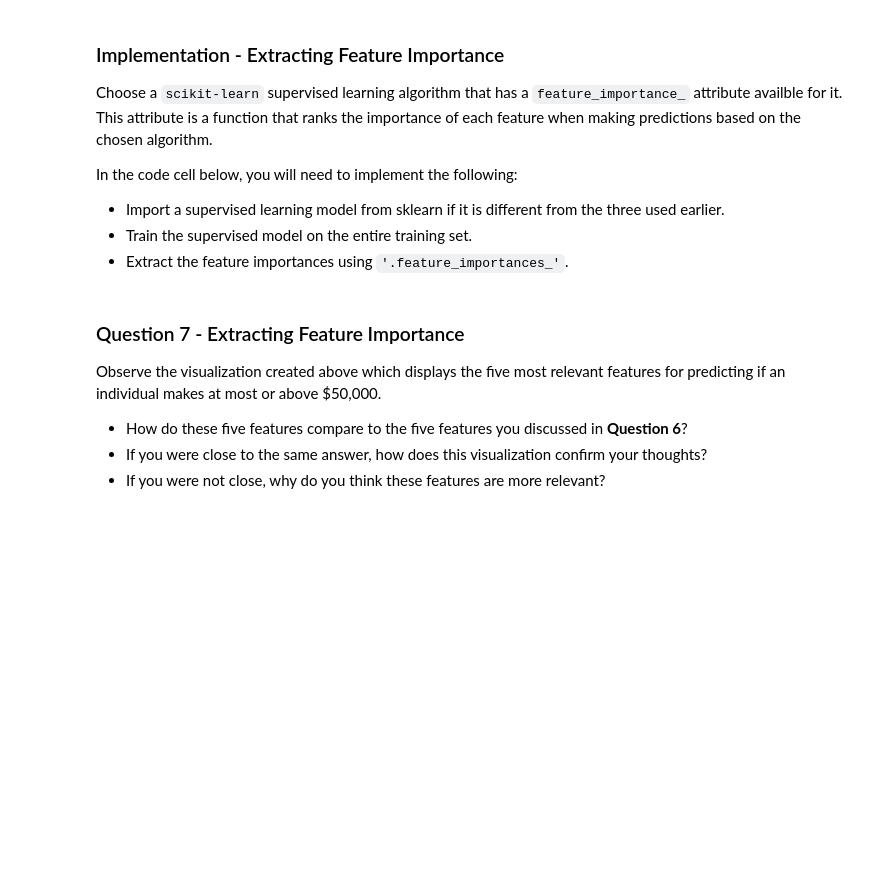
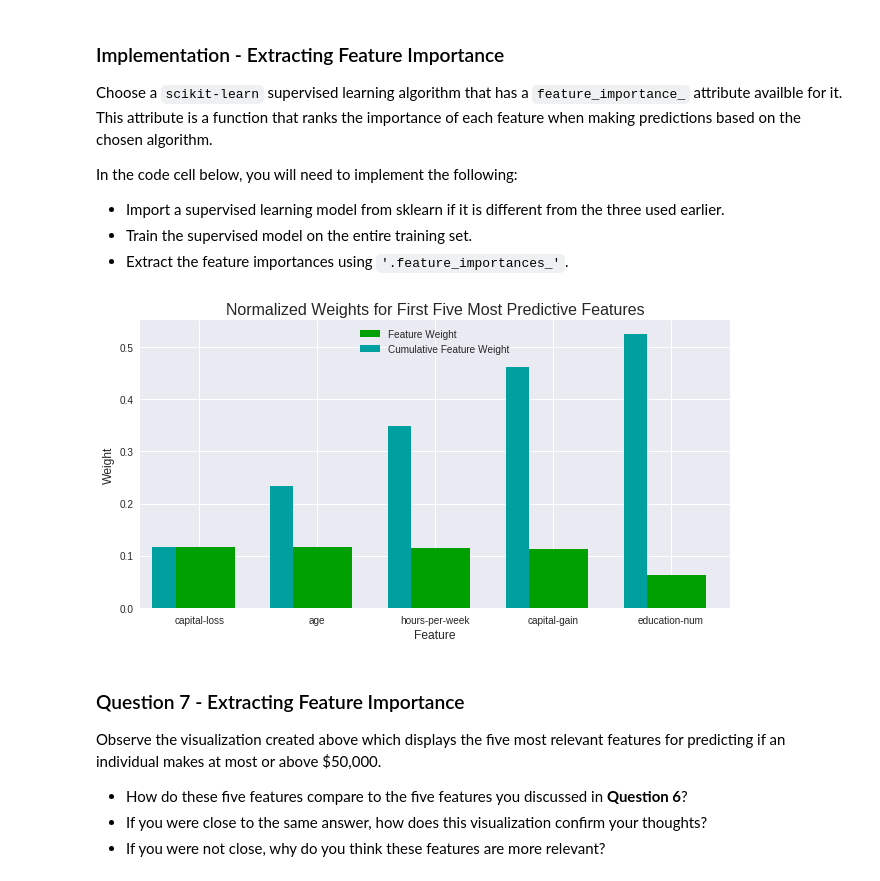
Before and after one commit to gr3ybr0w/finding_donors, a Jupyter notebook: finding_donors.ipynb, the cells around one changed output. Cells and saved outputs as stored; diff of their text form; code cells hidden in the pictures; blank space fills up the shorter version.

```diff
--- a/finding_donors.ipynb
+++ b/finding_donors.ipynb
@@ -726,16 +648,19 @@ In the code cell below, you will need to implement the following:
  - Extract the feature importances using `'.feature_importances_'`.
 # %%
 # TODO: Import a supervised learning model that has 'feature_importances_'
-
+from sklearn.ensemble import GradientBoostingClassifier
 
 # TODO: Train the supervised model on the training set using .fit(X_train, y_train)
-model = None
+model = GradientBoostingClassifier(learning_rate=0.1, max_depth=3, min_samples_split=4, n_estimators=500)
+model.fit(X_train, y_train)
 
 # TODO: Extract the feature importances using .feature_importances_
-importances = None
+importances = model.feature_importances_
 
 # Plot
 vs.feature_plot(importances, X_train, y_train)
+# %% [output]
+[figure, added]
 # %% [markdown]
 ### Question 7 - Extracting Feature Importance
 
```
Also changed, not shown: parts of 20 cells of this notebook.
